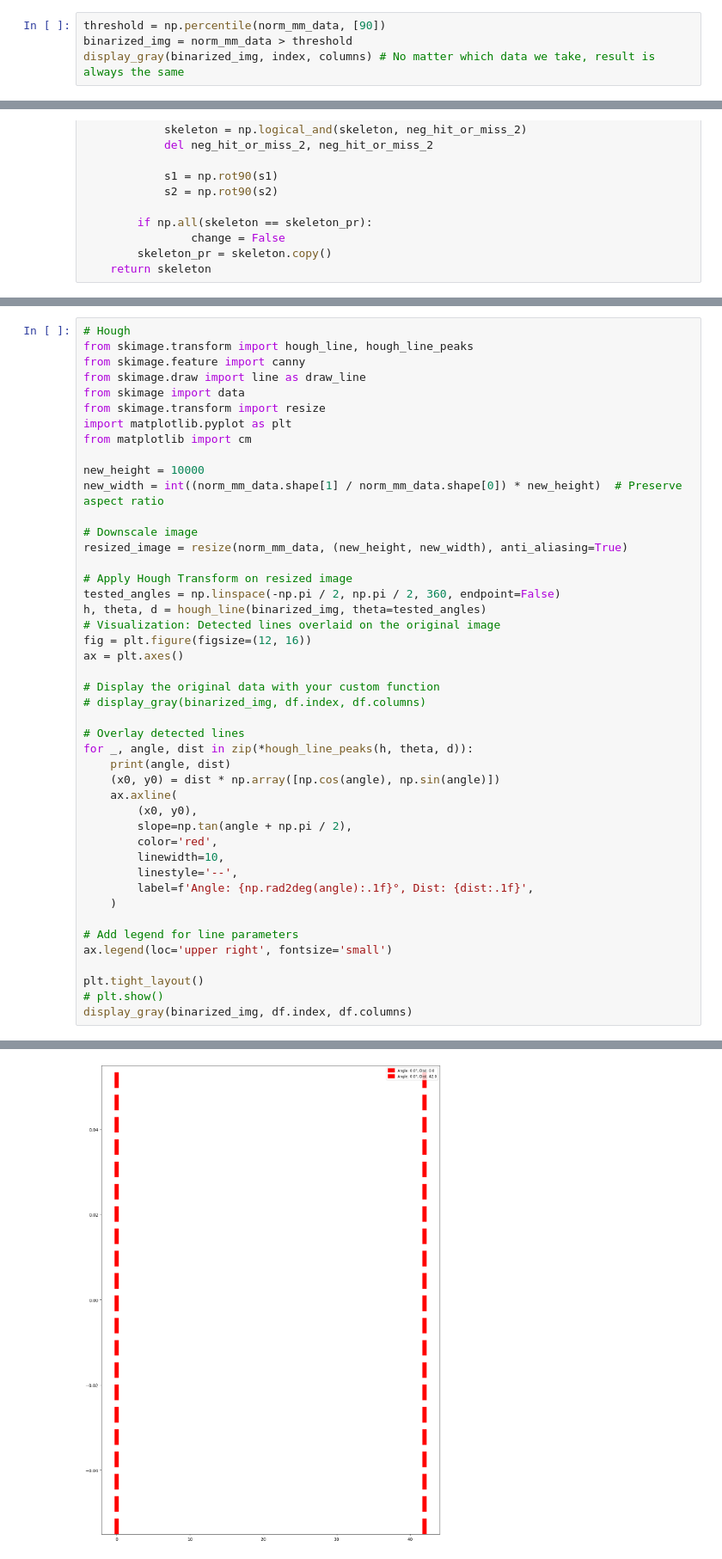
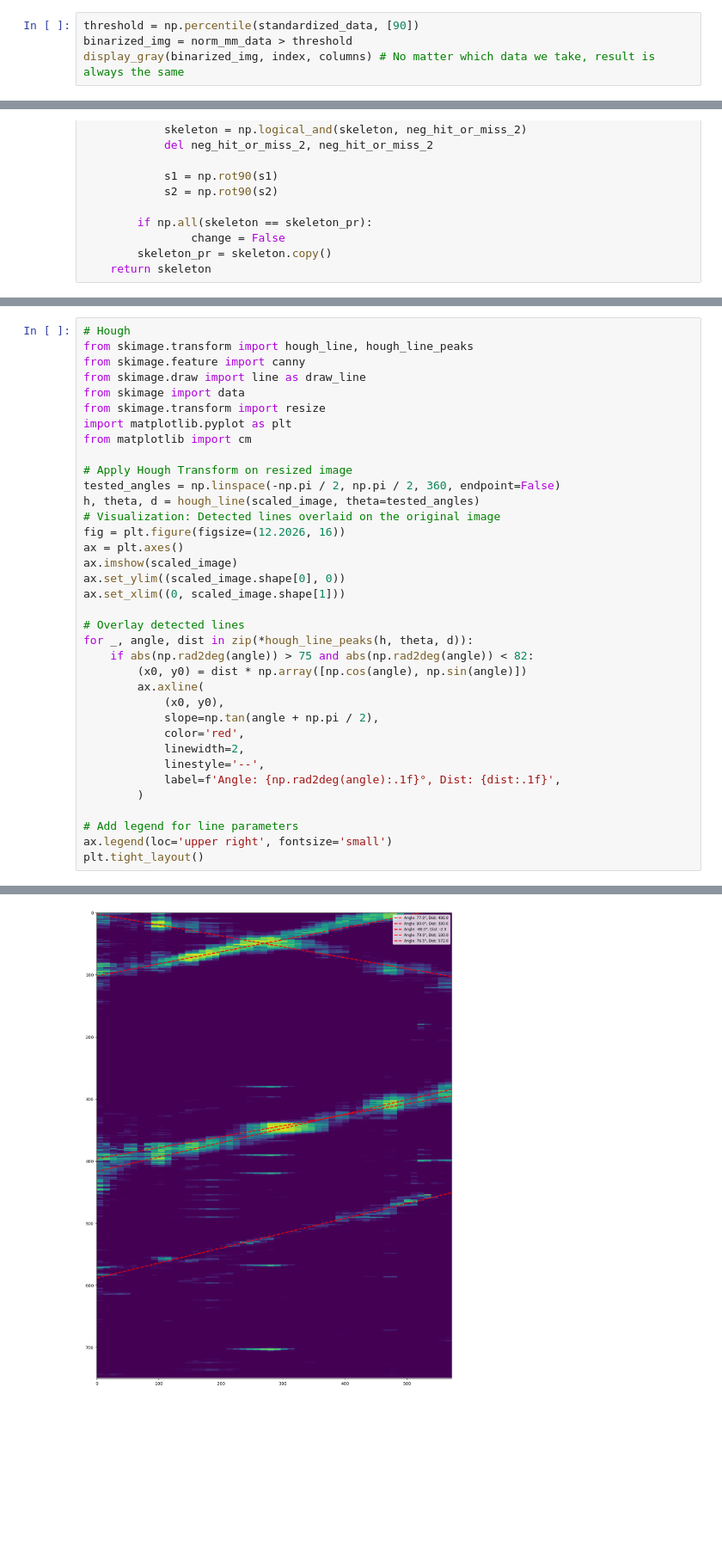
Before and after one commit to PBalewski/Movement-detection-in-DAS-recordings, a Jupyter notebook: DAS_file_overview.ipynb, the cells around one changed output, grey strips where cells are left out. Shown at 86% size. Cells and saved outputs as stored; diff of their text form; blank space fills up the shorter version.

Commit message:
Hough transformation - first steps in good direction

```diff
--- a/DAS_file_overview.ipynb
+++ b/DAS_file_overview.ipynb
@@ -238,7 +238,7 @@ display_gray(norm_power_data, index, columns)
 # %% [markdown]
 ### **f) Binarized Image** ###
 # %%
-threshold = np.percentile(norm_mm_data, [90])
+threshold = np.percentile(standardized_data, [90])
 binarized_img = norm_mm_data > threshold
 display_gray(binarized_img, index, columns) # No matter which data we take, result is always the same
 # %% [output]
@@ -386,39 +423,30 @@ from skimage.transform import resize
 import matplotlib.pyplot as plt
 from matplotlib import cm
 
-new_height = 10000
-new_width = int((norm_mm_data.shape[1] / norm_mm_data.shape[0]) * new_height)  # Preserve aspect ratio
-
-# Downscale image
-resized_image = resize(norm_mm_data, (new_height, new_width), anti_aliasing=True)
-
 # Apply Hough Transform on resized image
 tested_angles = np.linspace(-np.pi / 2, np.pi / 2, 360, endpoint=False)
-h, theta, d = hough_line(binarized_img, theta=tested_angles)
+h, theta, d = hough_line(scaled_image, theta=tested_angles)
 # Visualization: Detected lines overlaid on the original image
-fig = plt.figure(figsize=(12, 16))
+fig = plt.figure(figsize=(12.2026, 16))
 ax = plt.axes()
-
-# Display the original data with your custom function
-# display_gray(binarized_img, df.index, df.columns)
+ax.imshow(scaled_image)
+ax.set_ylim((scaled_image.shape[0], 0))
+ax.set_xlim((0, scaled_image.shape[1]))
 
 # Overlay detected lines
 for _, angle, dist in zip(*hough_line_peaks(h, theta, d)):
-    print(angle, dist)
-    (x0, y0) = dist * np.array([np.cos(angle), np.sin(angle)])
-    ax.axline(
-        (x0, y0),
-        slope=np.tan(angle + np.pi / 2),
-        color='red',
-        linewidth=10,
-        linestyle='--',
-        label=f'Angle: {np.rad2deg(angle):.1f}°, Dist: {dist:.1f}',
-    )
+    if abs(np.rad2deg(angle)) > 75 and abs(np.rad2deg(angle)) < 82:
+        (x0, y0) = dist * np.array([np.cos(angle), np.sin(angle)])
+        ax.axline(
+            (x0, y0),
+            slope=np.tan(angle + np.pi / 2),
+            color='red',
+            linewidth=2,
+            linestyle='--',
+            label=f'Angle: {np.rad2deg(angle):.1f}°, Dist: {dist:.1f}',
+        )
 
 # Add legend for line parameters
 ax.legend(loc='upper right', fontsize='small')
-
 plt.tight_layout()
-# plt.show()
-display_gray(binarized_img, df.index, df.columns)
 # %% [output]
@@ -427 +453 @@ display_gray(binarized_img, df.index, df.columns)
-[figure, old version]
+[figure, new version]
```
Also changed, not shown: parts of 15 cells of this notebook.
